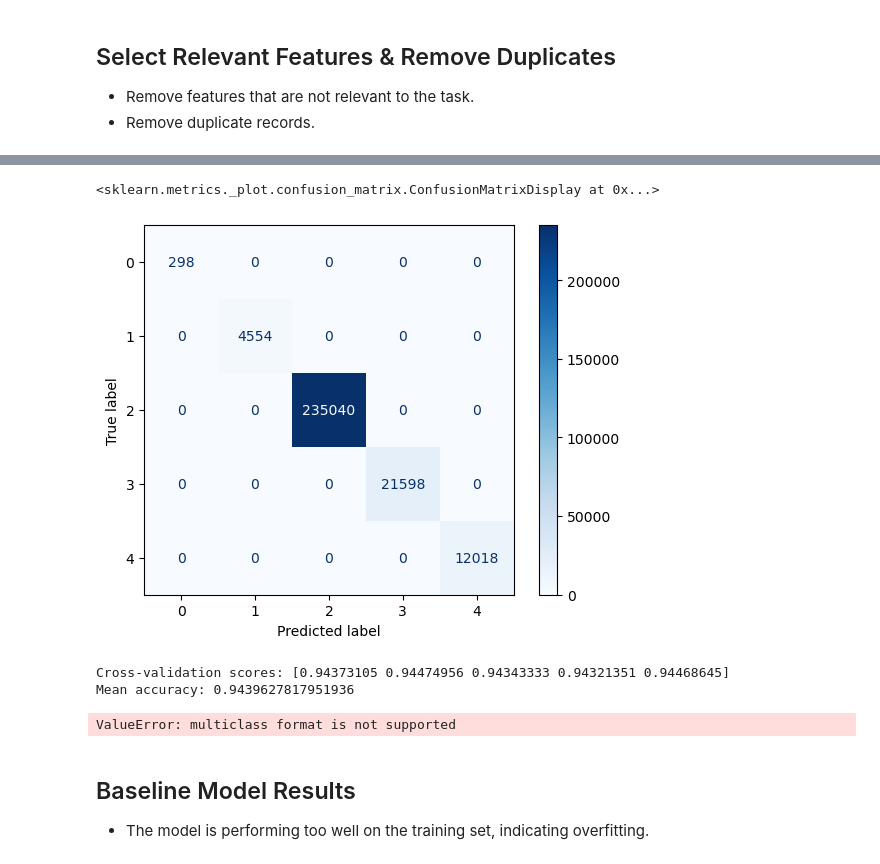
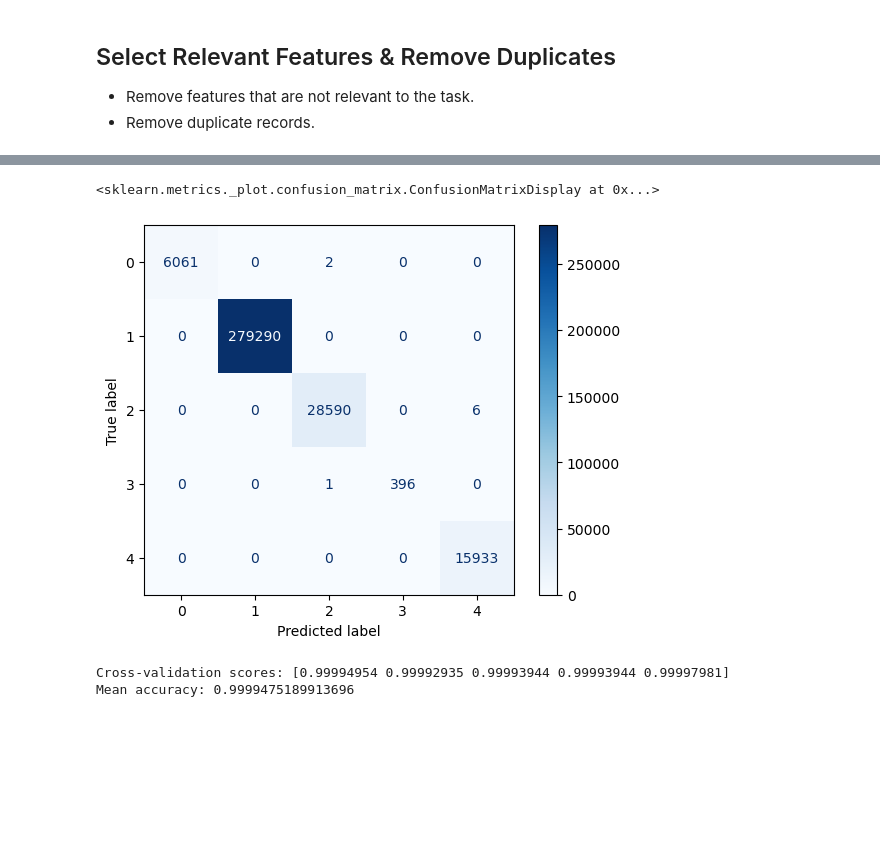
Before and after one commit to oblomovite/chicago_car_crash_ml, a Jupyter notebook: index.ipynb, the cells around one changed output, grey strips where cells are left out. Cells and saved outputs as stored; diff of their text form; code cells hidden in the pictures; blank space fills up the shorter version.

Commit message:
+streamline code, add cross validation, amend features

```diff
--- a/index.ipynb
+++ b/index.ipynb
@@ -240,7 +293,0 @@ X_train, X_test, y_train, y_test = train_test_split(
-# %%
-# use SMOTE to balance the target variable
-from imblearn.over_sampling import SMOTE
-
-# apply SMOTE
-smote = SMOTE(random_state=42)
-X_train, y_train = smote.fit_resample(X_train, y_train)
@@ -255,7 +293,0 @@ Name: count, dtype: int64
-# %%
-# train logistic regression model
-baseline_model = LogisticRegression(
-    max_iter=100,
-    random_state=42,
-    )
-baseline_model.fit(X_train, y_train)
@@ -263,0 +296,12 @@ LogisticRegression(random_state=42)
+# %%
+from imblearn.over_sampling import SMOTE
+from imblearn.pipeline import Pipeline
+from sklearn.linear_model import LogisticRegression
+
+# train a logistic regression model using pipeline
+pipeline = Pipeline([
+    ('smote', SMOTE(random_state=42)),
+    ('clf', LogisticRegression(random_state=42, max_iter=300, penalty='l2', C=0.001))
+])
+
+pipeline.fit(X_train, y_train)
@@ -264,6 +312,6 @@ LogisticRegression(random_state=42)
 # %%
 # evaluate model
-y_pred = baseline_model.predict(X_test)
+y_pred = pipeline.predict(X_test)
 # %%
 # create classification report and format it as a DataFrame
 from sklearn.metrics import classification_report
@@ -283,34 +331,18 @@ report_df
 # %%
 # create confusion matrix
 from sklearn.metrics import confusion_matrix, ConfusionMatrixDisplay
 cm = confusion_matrix(y_test, y_pred)
-disp = ConfusionMatrixDisplay(confusion_matrix=cm, display_labels=baseline_model.classes_)
+disp = ConfusionMatrixDisplay(confusion_matrix=cm, display_labels=pipeline.classes_)
 disp.plot(cmap='Blues')
 # %% [output]
 <sklearn.metrics._plot.confusion_matrix.ConfusionMatrixDisplay at 0x...>
-[figure, old version]
+[figure, new version]
 # %%
-# perform cross-validation
+# cross-validation
 from sklearn.model_selection import cross_val_score
-scores = cross_val_score(baseline_model, X_train, y_train, cv=5, scoring='accuracy')
+scores = cross_val_score(pipeline, X_train, y_train, cv=5, scoring='accuracy')
 print(f"Cross-validation scores: {scores}")
 print(f"Mean accuracy: {scores.mean()}")
 # %% [output]
-Cross-validation scores: [0.94373105 0.94474956 0.94343333 0.94321351 0.94468645]
-Mean accuracy: 0.9439627817951936
+Cross-validation scores: [0.99994954 0.99992935 0.99993944 0.99993944 0.99997981]
+Mean accuracy: 0.9999475189913696
-# %%
-# calculate ROC curve
-y_pred_proba = baseline_model.predict_proba(X_test)[:,1]
-fpr, tpr, thresholds = roc_curve(y_test, y_pred_proba)
-
-# plot ROC curve
-plt.plot(fpr, tpr)
-plt.xlabel('False Positive Rate')
-plt.ylabel('True Positive Rate')
-plt.title('ROC Curve')
-plt.show()
-# %% [output]
-ValueError: multiclass format is not supported
-# %% [markdown]
-## Baseline Model Results
-- The model is performing too well on the training set, indicating overfitting.
```
Also changed, not shown: parts of 22 cells of this notebook.
